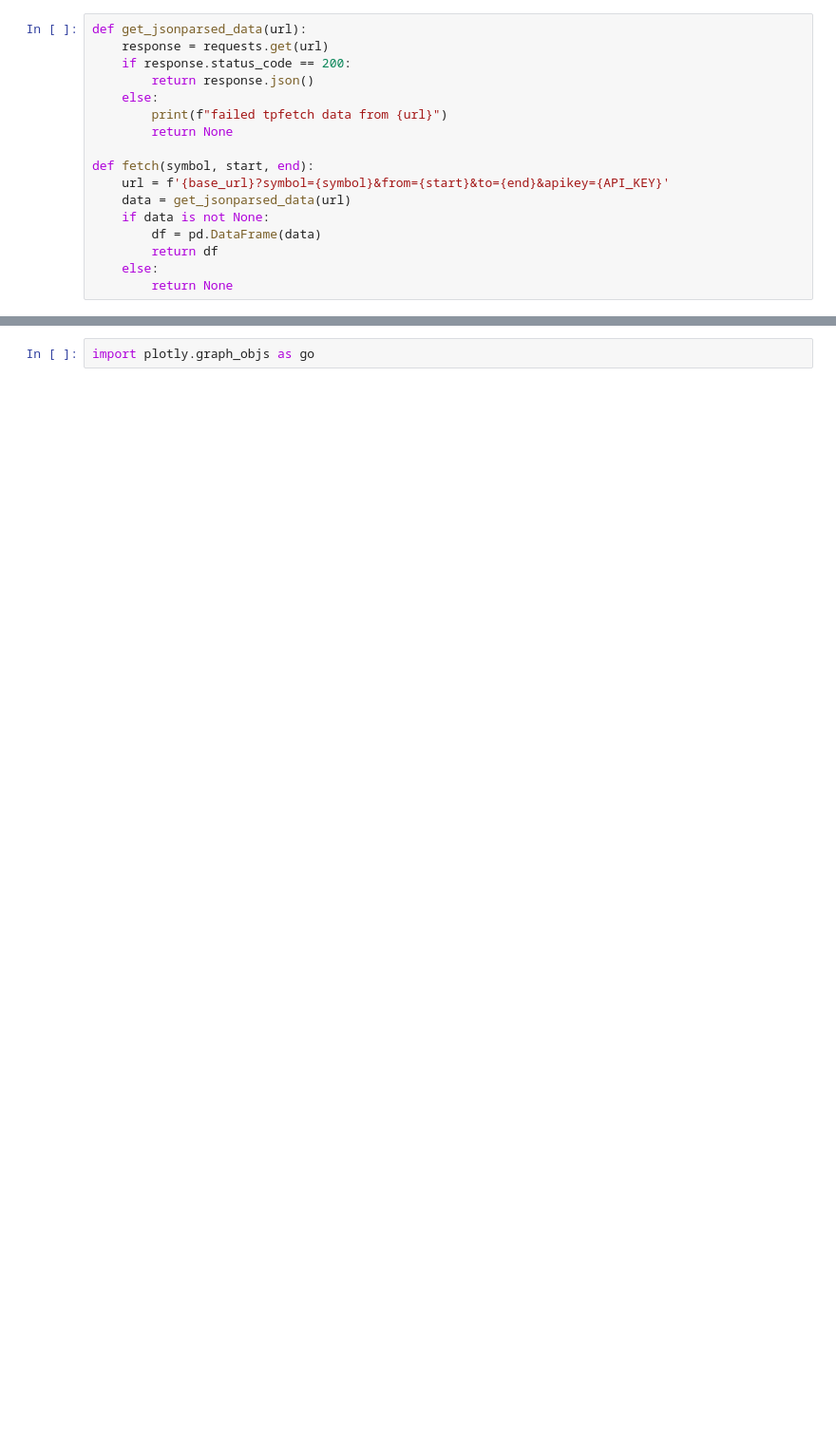
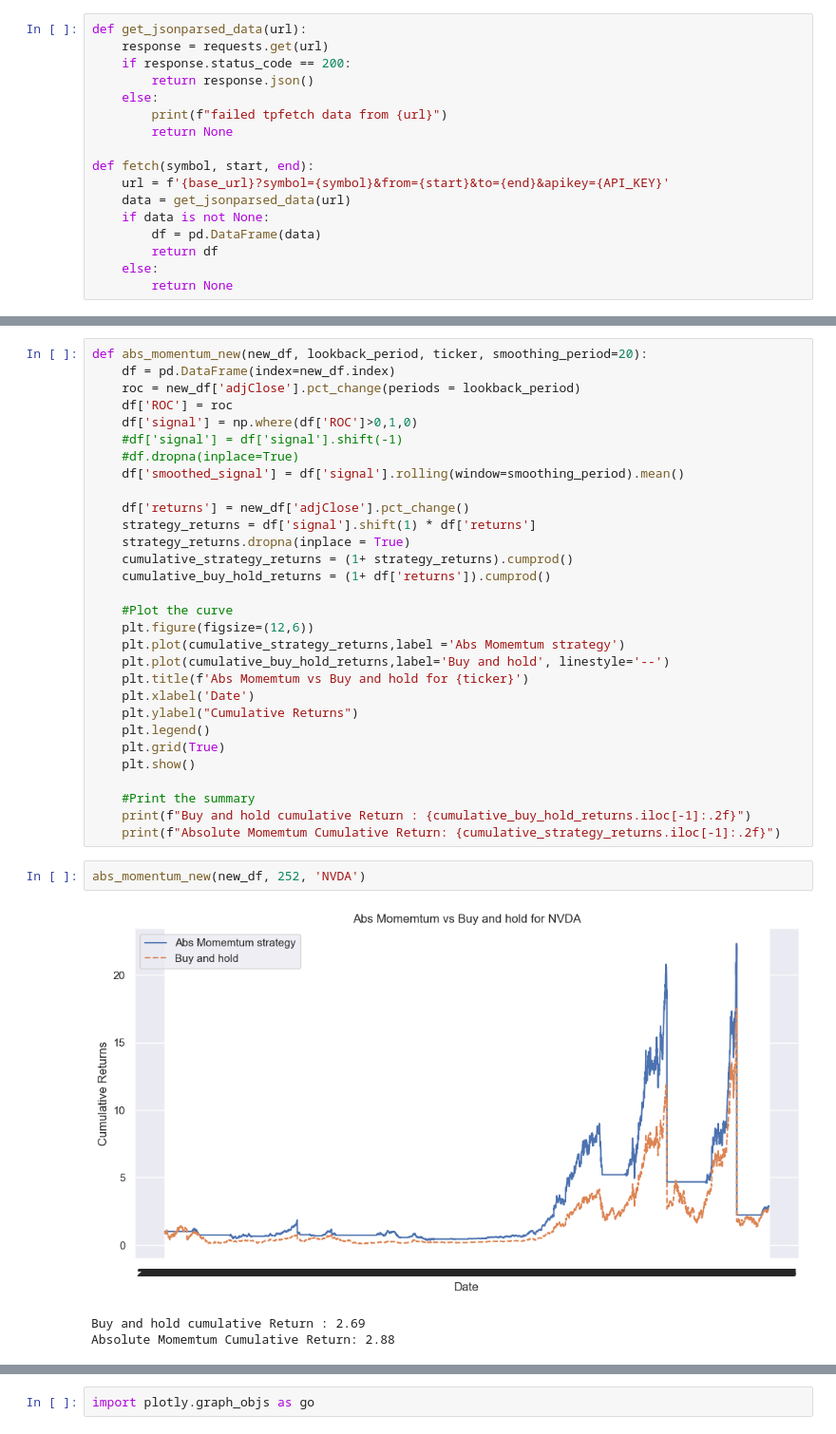
Before and after one commit to shaliniscode/stock_analysis, a Jupyter notebook: Absolute Momentum.ipynb, the cells around one changed output, grey strips where cells are left out. Shown at 95% size. Saved outputs shown, nothing was run; the diff lists cells and outputs as text; blank space fills up the shorter version.

```diff
--- a/Absolute Momentum.ipynb
+++ b/Absolute Momentum.ipynb
@@ -89 +199,37 @@ loopback_period = 150
+# %%
+def abs_momentum_new(new_df, lookback_period, ticker, smoothing_period=20):
+    df = pd.DataFrame(index=new_df.index)
+    roc = new_df['adjClose'].pct_change(periods = lookback_period)
+    df['ROC'] = roc
+    df['signal'] = np.where(df['ROC']>0,1,0)
+    #df['signal'] = df['signal'].shift(-1)
+    #df.dropna(inplace=True)
+    df['smoothed_signal'] = df['signal'].rolling(window=smoothing_period).mean()
+
+    df['returns'] = new_df['adjClose'].pct_change()
+    strategy_returns = df['signal'].shift(1) * df['returns']
+    strategy_returns.dropna(inplace = True)
+    cumulative_strategy_returns = (1+ strategy_returns).cumprod()
+    cumulative_buy_hold_returns = (1+ df['returns']).cumprod()
+
+    #Plot the curve
+    plt.figure(figsize=(12,6))
+    plt.plot(cumulative_strategy_returns,label ='Abs Momemtum strategy')
+    plt.plot(cumulative_buy_hold_returns,label='Buy and hold', linestyle='--')
+    plt.title(f'Abs Momemtum vs Buy and hold for {ticker}')
+    plt.xlabel('Date')
+    plt.ylabel("Cumulative Returns")
+    plt.legend()
+    plt.grid(True)
+    plt.show()
+
+    #Print the summary
+    print(f"Buy and hold cumulative Return : {cumulative_buy_hold_returns.iloc[-1]:.2f}")
+    print(f"Absolute Momemtum Cumulative Return: {cumulative_strategy_returns.iloc[-1]:.2f}")
+# %%
+abs_momentum_new(new_df, 252, 'NVDA')
+# %% [output]
+[figure, added]
+Buy and hold cumulative Return : 2.69
+Absolute Momemtum Cumulative Return: 2.88
 # %%
```
Also changed, not shown: parts of 14 cells of this notebook, 1 other file.
